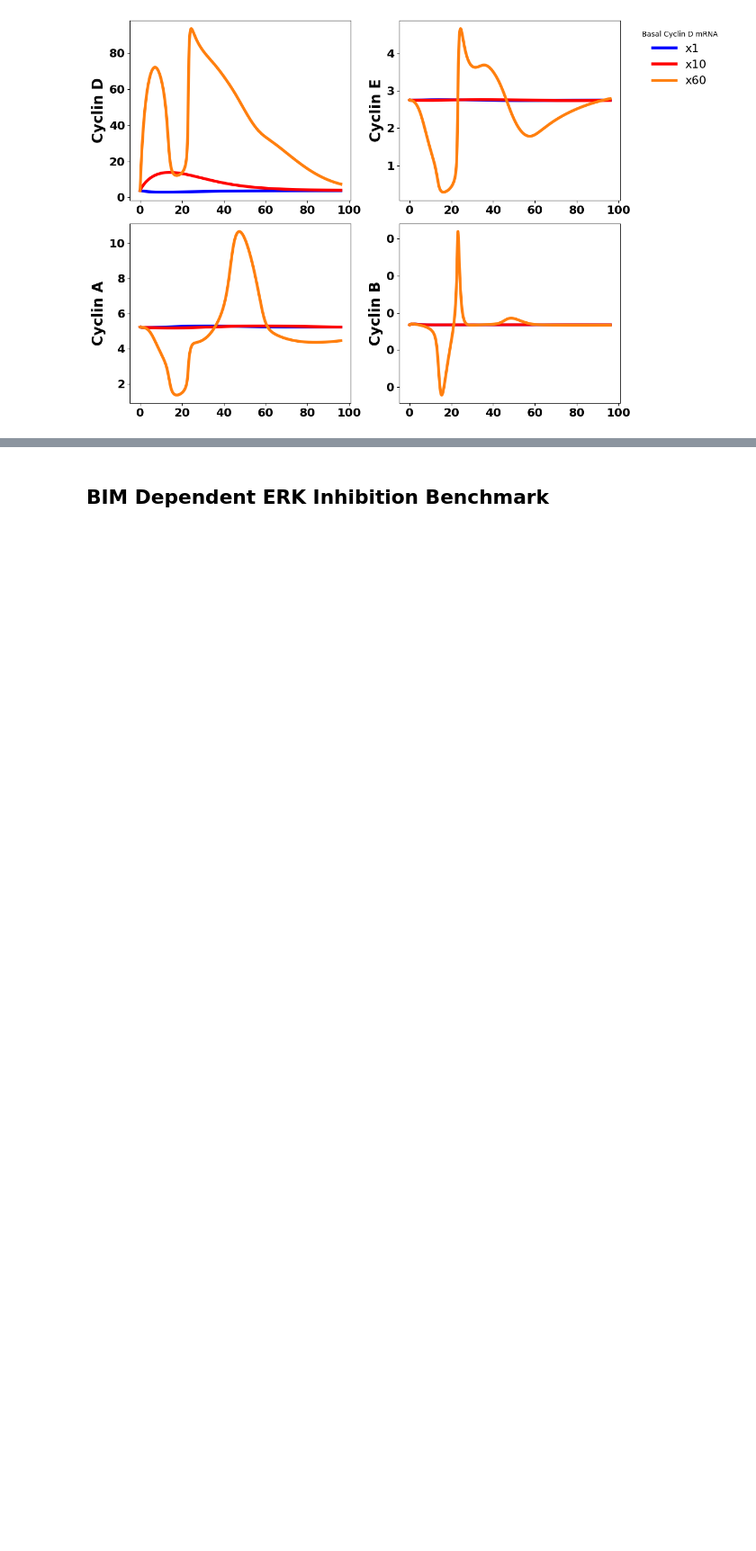
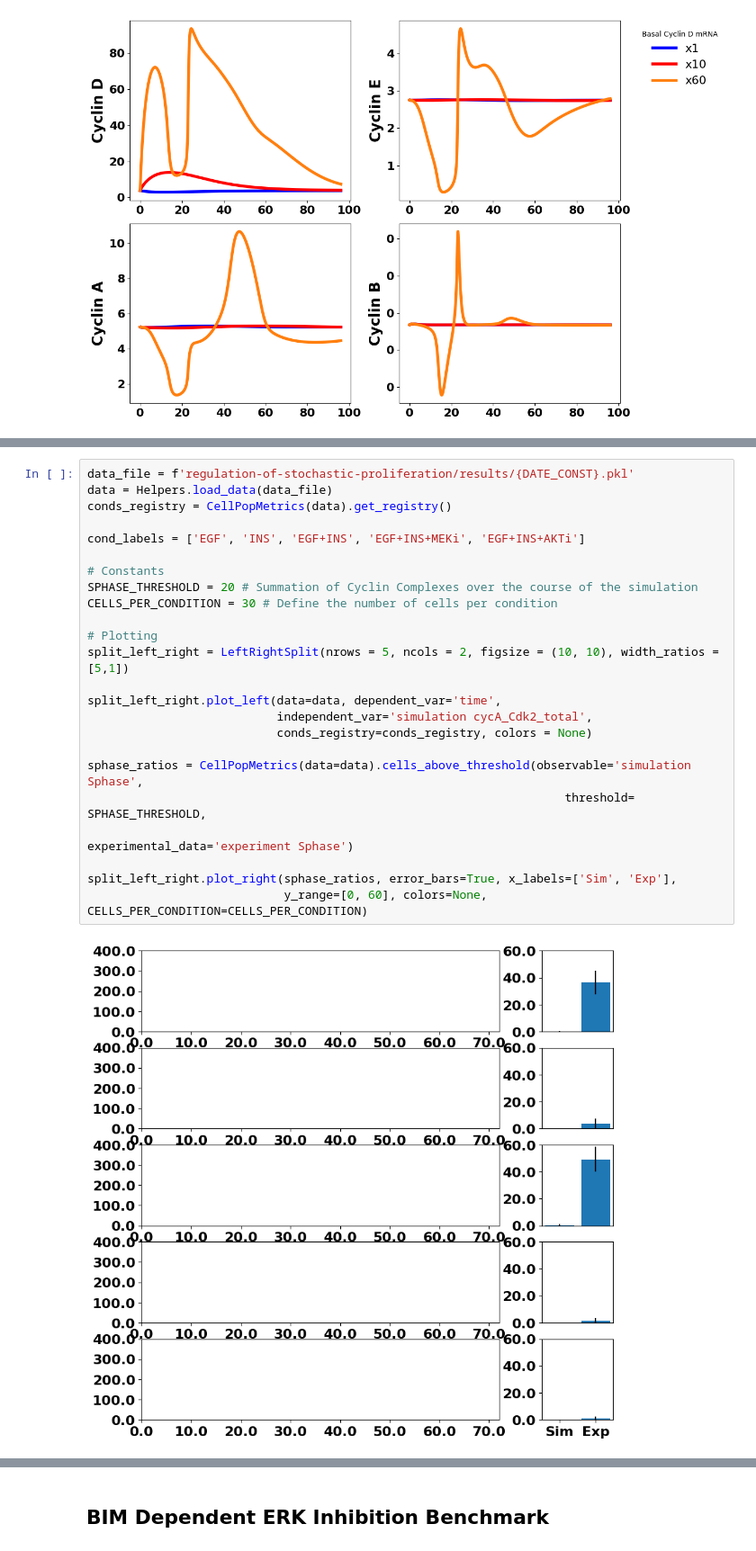
Before and after one commit to JonahRileyHuggins/SPARCED, a Jupyter notebook: SPARCED/src/validation/visualization/benchmark evaluation notebook.ipynb, the cells around one changed output, grey strips where cells are left out. Shown at 90% size. Drawn from its saved outputs; the diff is of its cells as text; blank space fills up the shorter version.

```diff
--- a/SPARCED/src/validation/visualization/benchmark evaluation notebook.ipynb
+++ b/SPARCED/src/validation/visualization/benchmark evaluation notebook.ipynb
@@ -734 +671,27 @@ except FileNotFoundError:
+# %%
+data_file = f'regulation-of-stochastic-proliferation/results/{DATE_CONST}.pkl'
+data = Helpers.load_data(data_file)
+conds_registry = CellPopMetrics(data).get_registry()
+
+cond_labels = ['EGF', 'INS', 'EGF+INS', 'EGF+INS+MEKi', 'EGF+INS+AKTi']
+
+# Constants
+SPHASE_THRESHOLD = 20 # Summation of Cyclin Complexes over the course of the simulation
+CELLS_PER_CONDITION = 30 # Define the number of cells per condition
+
+# Plotting
+split_left_right = LeftRightSplit(nrows = 5, ncols = 2, figsize = (10, 10), width_ratios = [5,1])
+
+split_left_right.plot_left(data=data, dependent_var='time',
+                           independent_var='simulation cycA_Cdk2_total',
+                           conds_registry=conds_registry, colors = None)
+
+sphase_ratios = CellPopMetrics(data=data).cells_above_threshold(observable='simulation Sphase',
+                                                                    threshold= SPHASE_THRESHOLD,
+                                                                    experimental_data='experiment Sphase')
+
+split_left_right.plot_right(sphase_ratios, error_bars=True, x_labels=['Sim', 'Exp'],
+                            y_range=[0, 60], colors=None, CELLS_PER_CONDITION=CELLS_PER_CONDITION)
+# %% [output]
+[figure, added]
 # %% [markdown]
```
Also changed, not shown: parts of 14 cells of this notebook, 1 other file.
